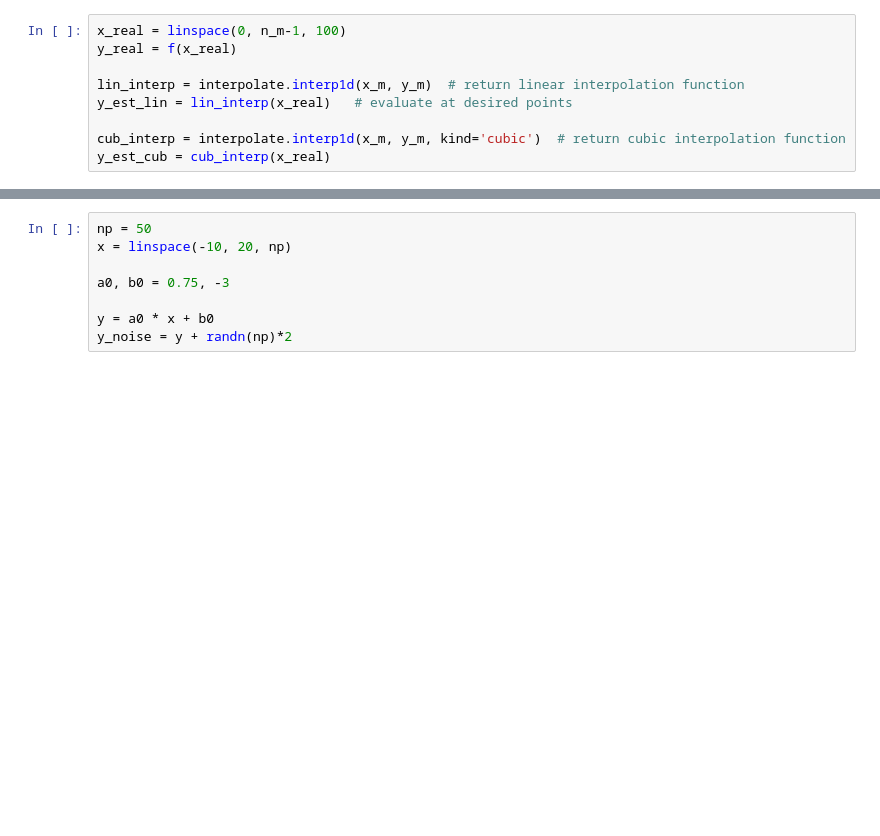
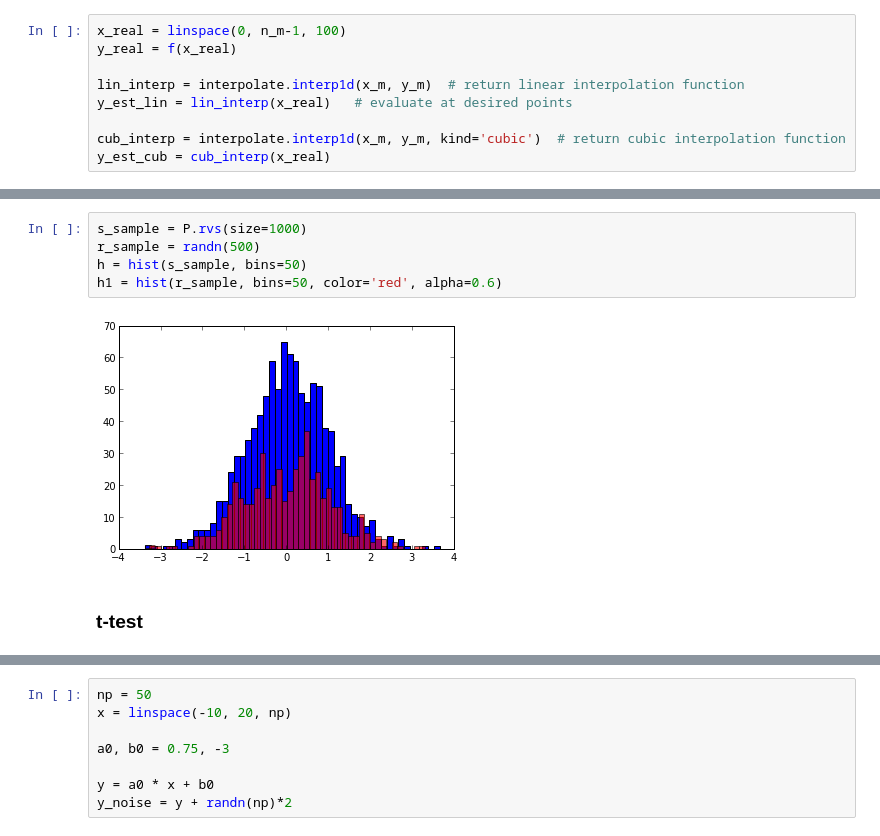
Before and after one commit to vanzaj/pyconsg2013-tut, a Jupyter notebook: ipynb/03_Applications.ipynb, the cells around one changed output, grey strips where cells are left out. Cells and saved outputs as stored; diff of their text form; blank space fills up the shorter version.

```diff
--- a/ipynb/03_Applications.ipynb
+++ b/ipynb/03_Applications.ipynb
@@ -36,0 +57,9 @@ legend(loc='lower left')
+# %%
+s_sample = P.rvs(size=1000)
+r_sample = randn(500)
+h = hist(s_sample, bins=50)
+h1 = hist(r_sample, bins=50, color='red', alpha=0.6)
+# %% [output]
+[figure, added]
+# %% [markdown]
+### t-test
```
Also changed, not shown: parts of 19 cells of this notebook.
